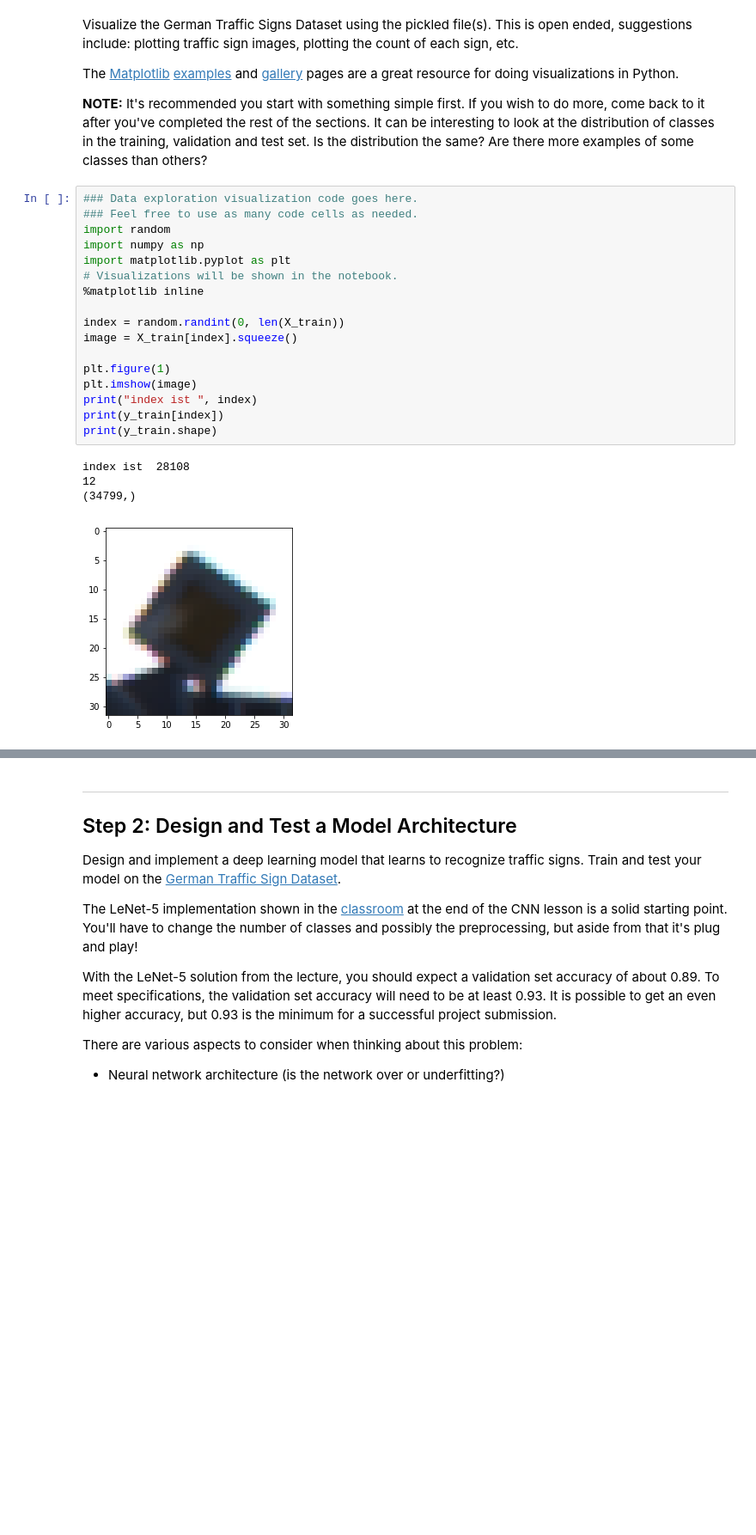
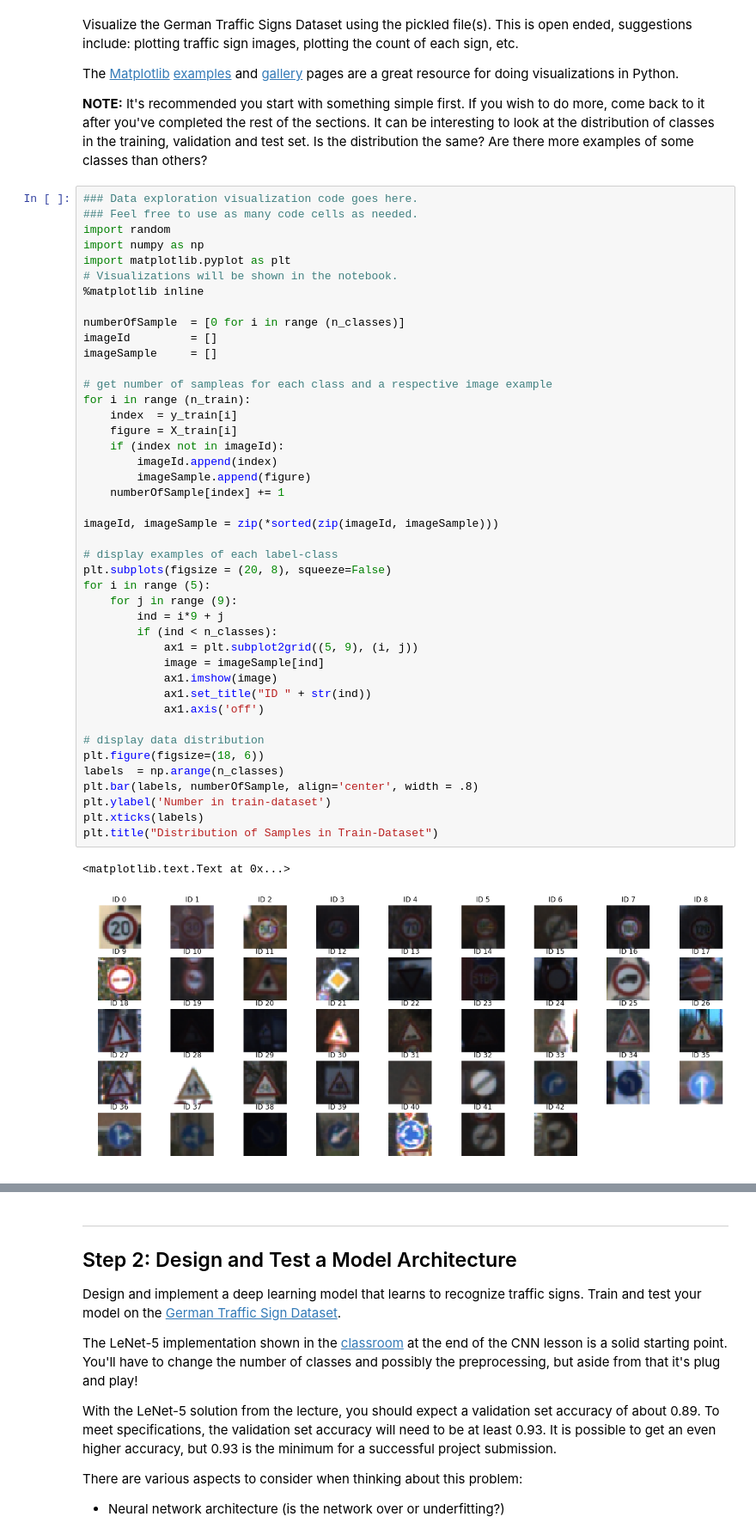
Before and after one commit to maxcorrea/SignClassifier, a Jupyter notebook: AlexNet.ipynb, the cells around one changed output, grey strips where cells are left out. Shown at 86% size. Saved outputs shown, nothing was run; the diff lists cells and outputs as text; blank space fills up the shorter version.

Commit message:
Train agani - notebook worked

```diff
--- a/AlexNet.ipynb
+++ b/AlexNet.ipynb
@@ -92,25 +92,49 @@ Visualize the German Traffic Signs Dataset using the pickled file(s). This is op
 The [Matplotlib](http://matplotlib.org/) [examples](http://matplotlib.org/examples/index.html) and [gallery](http://matplotlib.org/gallery.html) pages are a great resource for doing visualizations in Python.
 
 **NOTE:** It's recommended you start with something simple first. If you wish to do more, come back to it after you've completed the rest of the sections. It can be interesting to look at the distribution of classes in the training, validation and test set. Is the distribution the same? Are there more examples of some classes than others?
-# %%
-### Data exploration visualization code goes here.
-### Feel free to use as many code cells as needed.
-import random
-import numpy as np
-import matplotlib.pyplot as plt
-# Visualizations will be shown in the notebook.
-%matplotlib inline
-
-index = random.randint(0, len(X_train))
-image = X_train[index].squeeze()
-
-plt.figure(1)
-plt.imshow(image)
-print("index ist ", index)
-print(y_train[index])
-print(y_train.shape)
-# %% [output]
-index ist  28108
-12
-(34799,)
-[figure, removed]
+# %%
+### Data exploration visualization code goes here.
+### Feel free to use as many code cells as needed.
+import random
+import numpy as np
+import matplotlib.pyplot as plt
+# Visualizations will be shown in the notebook.
+%matplotlib inline
+
+numberOfSample  = [0 for i in range (n_classes)]
+imageId         = []
+imageSample     = []
+
+# get number of sampleas for each class and a respective image example
+for i in range (n_train):
+    index  = y_train[i]
+    figure = X_train[i]
+    if (index not in imageId):
+        imageId.append(index)
+        imageSample.append(figure)
+    numberOfSample[index] += 1
+
+imageId, imageSample = zip(*sorted(zip(imageId, imageSample)))
+
+# display examples of each label-class
+plt.subplots(figsize = (20, 8), squeeze=False)
+for i in range (5):
+    for j in range (9):
+        ind = i*9 + j
+        if (ind < n_classes):
+            ax1 = plt.subplot2grid((5, 9), (i, j))
+            image = imageSample[ind]
+            ax1.imshow(image)
+            ax1.set_title("ID " + str(ind))
+            ax1.axis('off')
+
+# display data distribution
+plt.figure(figsize=(18, 6))
+labels  = np.arange(n_classes)
+plt.bar(labels, numberOfSample, align='center', width = .8)
+plt.ylabel('Number in train-dataset')
+plt.xticks(labels)
+plt.title("Distribution of Samples in Train-Dataset")
+# %% [output]
+<matplotlib.text.Text at 0x...>
+[figure, added]
```
Also changed, not shown: parts of 12 cells of this notebook.
